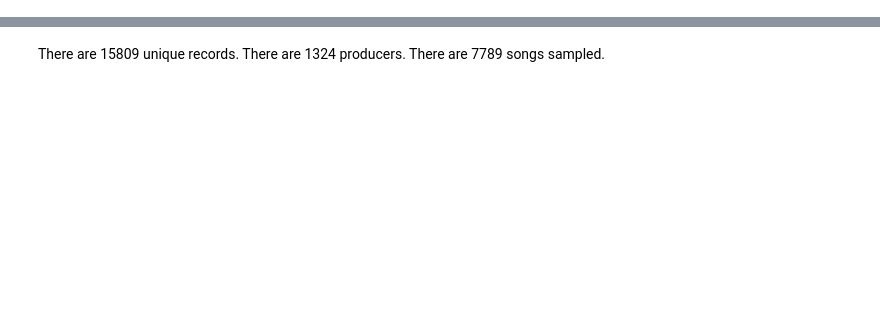
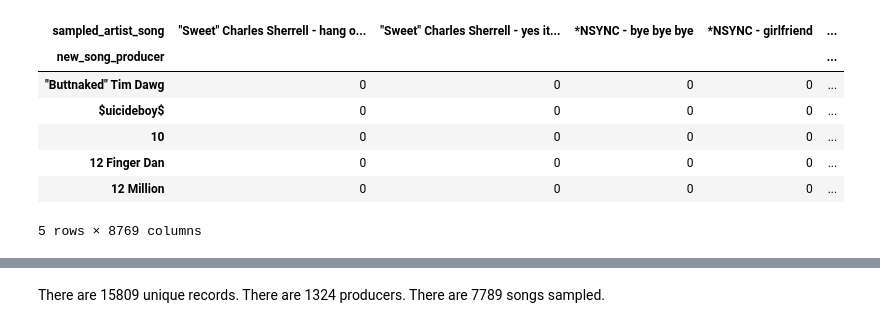
Before and after one commit to Jesse-Kerr/recordmender, a Jupyter notebook: mongo to sparse.ipynb, the cells around one changed output, grey strips where cells are left out. Cells and saved outputs as stored; diff of their text form; code cells hidden in the pictures; blank space fills up the shorter version.

```diff
--- a/mongo to sparse.ipynb
+++ b/mongo to sparse.ipynb
@@ -84,3 +24,14 @@ array(['"...3 Minutes 45 Seconds and Counting..." "... Three, Two, One, Zero. Al
+# %%
+utility.head()
+# %% [output]
+| sampled_artist_song | "Sweet" Charles Sherrell - hang o... | "Sweet" Charles Sherrell - yes it... | *NSYNC - bye bye bye | *NSYNC - girlfriend | ... |
+| new_song_producer |  |  |  |  | ... |
+| "Buttnaked" Tim Dawg | 0 | 0 | 0 | 0 | ... |
+| $uicideboy$ | 0 | 0 | 0 | 0 | ... |
+| 10 | 0 | 0 | 0 | 0 | ... |
+| 12 Finger Dan | 0 | 0 | 0 | 0 | ... |
+| 12 Million | 0 | 0 | 0 | 0 | ... |
+5 rows × 8769 columns
 # %%
 # Problem
 # How many times are we missing data on producers?
```
Also changed, not shown: parts of 24 cells of this notebook, 1 other file.
